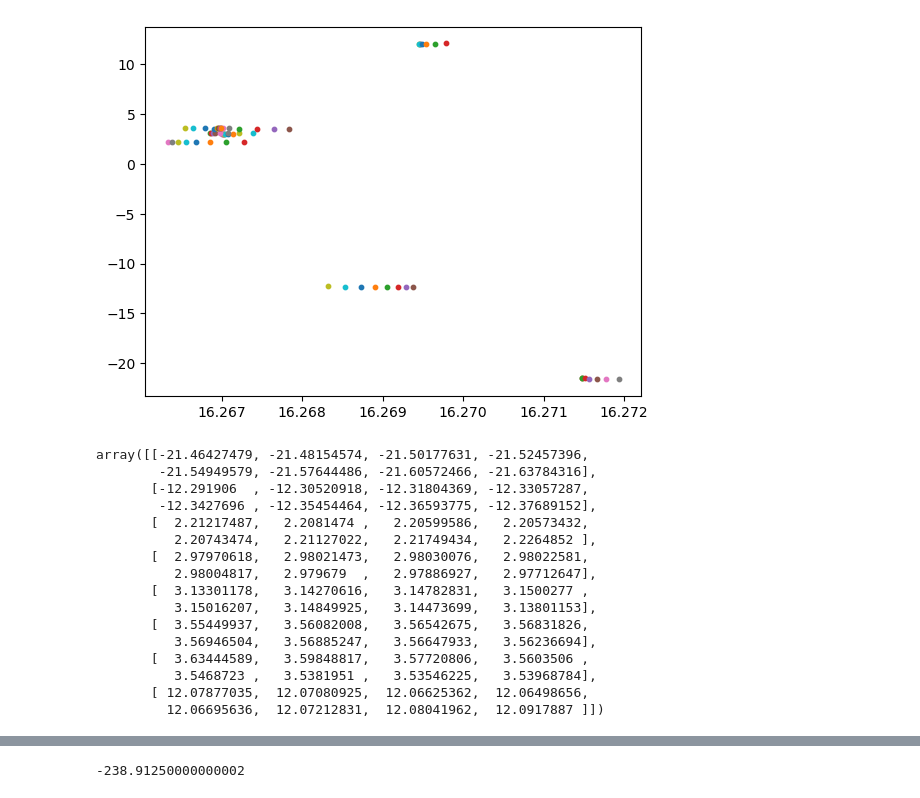
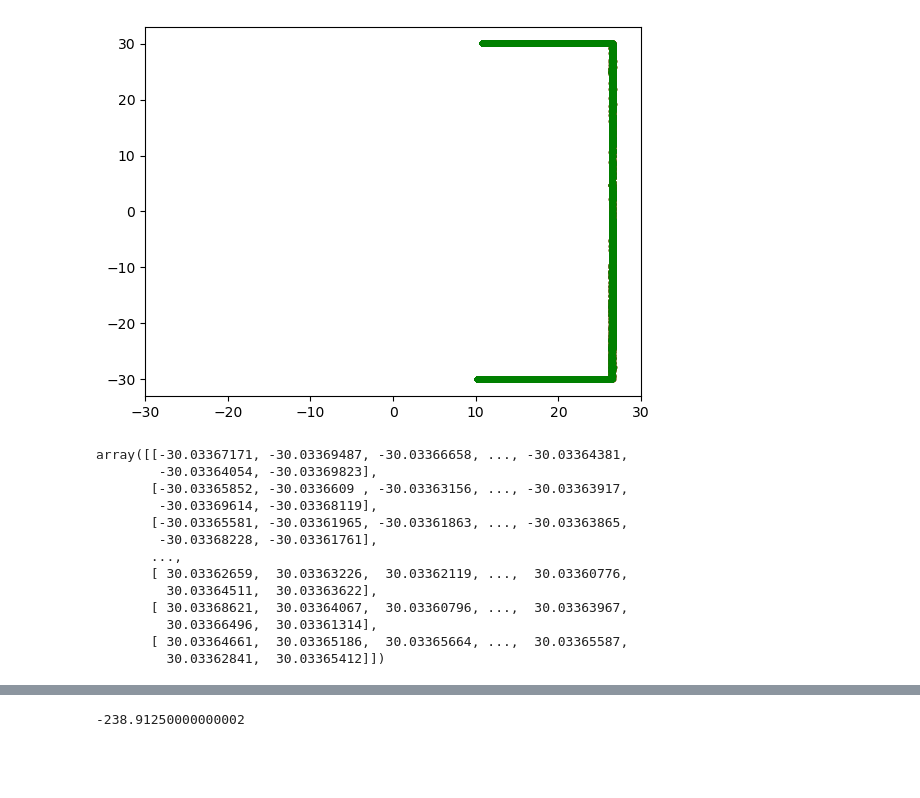
Before and after one commit to kostahoraites/carrington, a Jupyter notebook: magnetosheath/particle_tracer.ipynb, the cells around one changed output, grey strips where cells are left out. Saved outputs shown, nothing was run; the diff lists cells and outputs as text; code cells hidden in the pictures; blank space fills up the shorter version.

```diff
--- a/magnetosheath/particle_tracer.ipynb
+++ b/magnetosheath/particle_tracer.ipynb
@@ -156,11 +193,17 @@ from mpl_toolkits.axes_grid1.axes_divider import make_axes_locatable
 
 
 f = d['f']; vpar = d['vpar']; vperp = d['vperp']; x_f = d['x_f']; v_f = d['v_f']
+r_f = np.linalg.norm(x_f, axis=-1)
+r_f_mask = (r_f < 17*R_EARTH) # | (r_f > 28*R_EARTH)
+f_masked = deepcopy(f)
+f_masked[r_f_mask] = -1e-15
+
 filename = d['filename']; x = d['x']; v =d['v']
 
 fig, ax = plt.subplots(1,2)
-im = ax[0].pcolormesh(vpar, vperp, f,
-                   cmap='plasma', shading='auto')
+
+im = ax[0].pcolormesh(vpar, vperp, f_masked,
+                   cmap='bwr', shading='auto', vmin=-3e-15, vmax=3e-15)
 ax[0].set_xlabel(r'$v_\parallel$')
 ax[0].set_ylabel(r'$v_\perp$')
 ax[0].set_title(r'$f_(v_\parallel, v_\perp)$')
@@ -168,9 +211,10 @@ divider = make_axes_locatable(ax[0])
 cax = divider.append_axes('right', size='5%', pad=0.05)
 mycbar = fig.colorbar(im, cax=cax, orientation='vertical')
 
-ax[1].plot(vpar[:,nv//2], f[:,nv//2], label = 'vpar')
-ax[1].plot(vperp[nv//2,:], f[nv//2,:], label = 'vperp')
+ax[1].plot(vpar[:,nv//2], f_masked[:,nv//2], label = 'vpar')
+ax[1].plot(vperp[nv//2,:], f_masked[nv//2,:], label = 'vperp')
 ax[1].legend()
+ax[0].set_aspect('equal')
 plt.tight_layout()
 plt.show()
 #mycbar = ax.figure.colorbar(im)
@@ -275,41 +341,47 @@ filename = get_filename(run, fileIndex)
 # %%
 
 # maybe this only works when run with sbatch
 # the idea is to plot the magnetosphere, and the initial and final points
 '''
 import pytools as pt
 ax = plt.gca()
 pt.plot.plot_colormap3dslice(filename=filename,var='proton/vg_rho', boxre=[-20, 20, -20, 20], normal ='z', run=run,
                              colormap='plasma',step=fileIndex,outputdir='/wrk-vakka/users/horakons/carrington/plots/{}/ptest/'.format(run),
                              outputfile='vg_rho_particle_trace_{}_{}.png'.format(run, str(fileIndex).zfill(5)),
                              Earth=1, streamlines='vg_b_vol', streamlinedensity=1, streamlinecolor = 'white', cutpointre=0, axes = ax, scale=1, useimshow=True)
 '''
 
-for i in range(nv):
-    for j in range(nv):
-        #plt.scatter(x_f[i,j,0]/R_EARTH, x_f[i,j,1]/R_EARTH)   # x-y
-        plt.scatter(x_f[i,j,0]/R_EARTH, x_f[i,j,2]/R_EARTH, s =10)  # x-z
+r_f_mask3 = np.repeat(r_f_mask[:,:,None], 3, axis=2)
+x_f_mask_x = deepcopy(x_f[:,:,0])
+x_f_mask_x[r_f_mask] = None
+x_f_mask_y = deepcopy(x_f[:,:,1])
+x_f_mask_y[r_f_mask] = None
+x_f_mask_z = deepcopy(x_f[:,:,2])
+x_f_mask_z[r_f_mask] = None
 
-#plt.xlim([-15,15])
+
+
+#plt.scatter(x_f[:,:,0]/R_EARTH, x_f[:,:,1]/R_EARTH)   # x-y
+plt.scatter(x_f[:,:,0]/R_EARTH, x_f[:,:,2]/R_EARTH, s =10, color = 'red')  # x-z
+plt.scatter(x_f_mask_x/R_EARTH, x_f_mask_z/R_EARTH, s =10, color = 'green')  # x-z
+
+plt.xlim([-30,30])
 
 plt.show()
 x_f[:,:,2]/R_EARTH
 # %% [output]
-[figure, old version]
+[figure, new version]
-array([[-21.46427479, -21.48154574, -21.50177631, -21.52457396,
-        -21.54949579, -21.57644486, -21.60572466, -21.63784316],
-       [-12.291906  , -12.30520918, -12.31804369, -12.33057287,
-        -12.3427696 , -12.35454464, -12.36593775, -12.37689152],
-       [  2.21217487,   2.2081474 ,   2.20599586,   2.20573432,
-          2.20743474,   2.21127022,   2.21749434,   2.2264852 ],
-       [  2.97970618,   2.98021473,   2.98030076,   2.98022581,
-          2.98004817,   2.979679  ,   2.97886927,   2.97712647],
-       [  3.13301178,   3.14270616,   3.14782831,   3.1500277 ,
-          3.15016207,   3.14849925,   3.14473699,   3.13801153],
-       [  3.55449937,   3.56082008,   3.56542675,   3.56831826,
-          3.56946504,   3.56885247,   3.56647933,   3.56236694],
-       [  3.63444589,   3.59848817,   3.57720806,   3.5603506 ,
-          3.5468723 ,   3.5381951 ,   3.53546225,   3.53968784],
-       [ 12.07877035,  12.07080925,  12.06625362,  12.06498656,
-         12.06695636,  12.07212831,  12.08041962,  12.0917887 ]])
+array([[-30.03367171, -30.03369487, -30.03366658, ..., -30.03364381,
+        -30.03364054, -30.03369823],
+       [-30.03365852, -30.0336609 , -30.03363156, ..., -30.03363917,
+        -30.03369614, -30.03368119],
+       [-30.03365581, -30.03361965, -30.03361863, ..., -30.03363865,
+        -30.03368228, -30.03361761],
+       ...,
+       [ 30.03362659,  30.03363226,  30.03362119, ...,  30.03360776,
+         30.03364511,  30.03363622],
+       [ 30.03368621,  30.03364067,  30.03360796, ...,  30.03363967,
+         30.03366496,  30.03361314],
+       [ 30.03364661,  30.03365186,  30.03365664, ...,  30.03365587,
+         30.03362841,  30.03365412]])
 # %%
```
Also changed, not shown: parts of 28 cells of this notebook, 8 other files.
